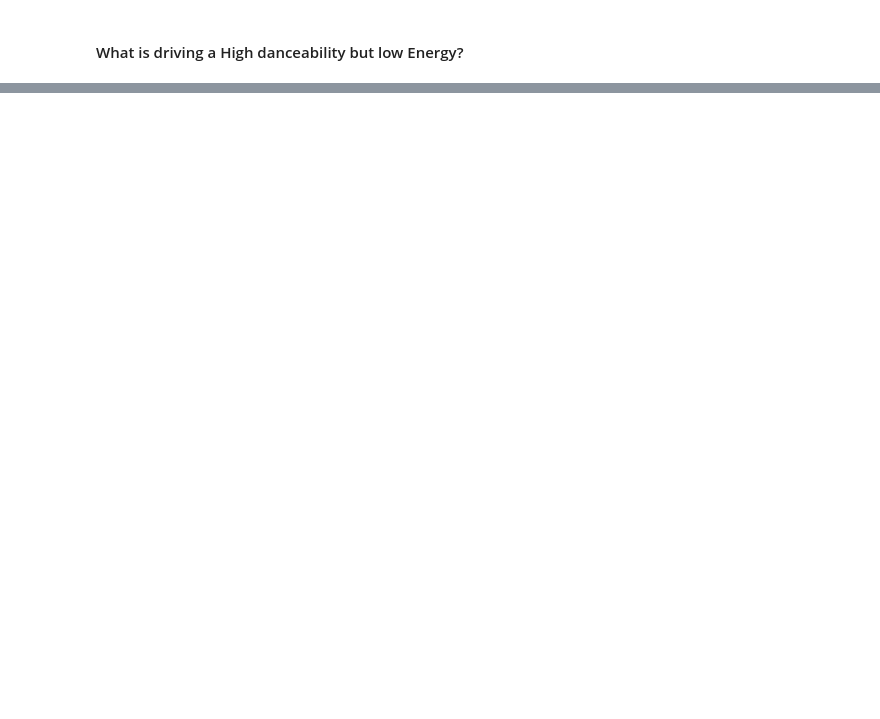
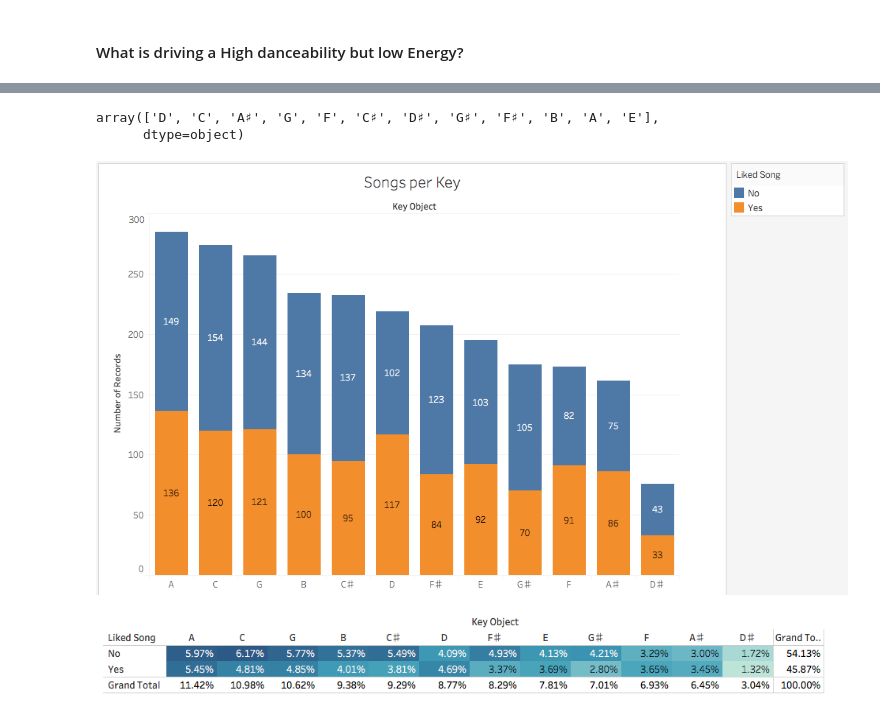
Before and after one commit to ritapereira10/Spotify-Analysis, a Jupyter notebook: code/first EDA & ML.ipynb, the cells around one changed output, grey strips where cells are left out. Cells and saved outputs as stored; diff of their text form; code cells hidden in the pictures; blank space fills up the shorter version.

```diff
--- a/code/first EDA & ML.ipynb
+++ b/code/first EDA & ML.ipynb
@@ -456,0 +496,5 @@ high_dance_lower_energy
+# %%
+data['key_object'].unique()
+# %% [output]
+array(['D', 'C', 'A♯', 'G', 'F', 'C♯', 'D♯', 'G♯', 'F♯', 'B', 'A', 'E'],
+      dtype=object)
@@ -456,0 +504,8 @@ high_dance_lower_energy
+# %%
+Image(filename='../images/graph_keys.png')
+# %% [output]
+[figure, added]
+# %%
+Image(filename='../images/graph_keys2.png')
+# %% [output]
+[figure, added]
```
Also changed, not shown: parts of 41 cells of this notebook, 9 other files.
